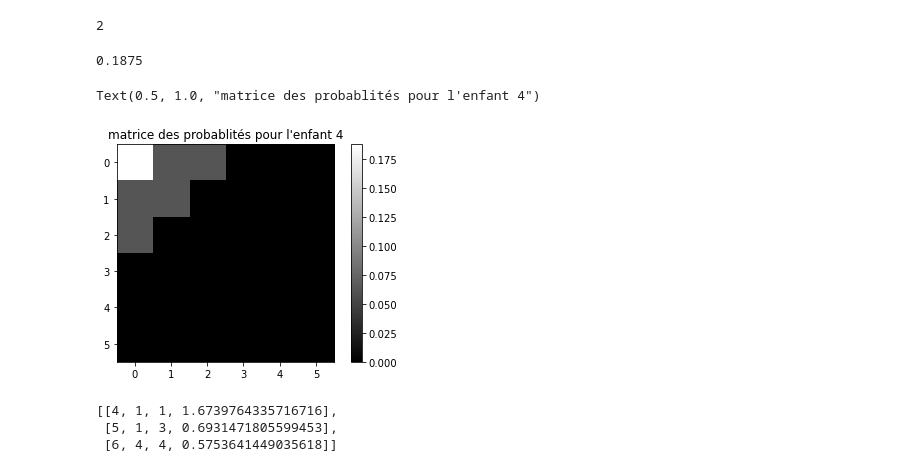
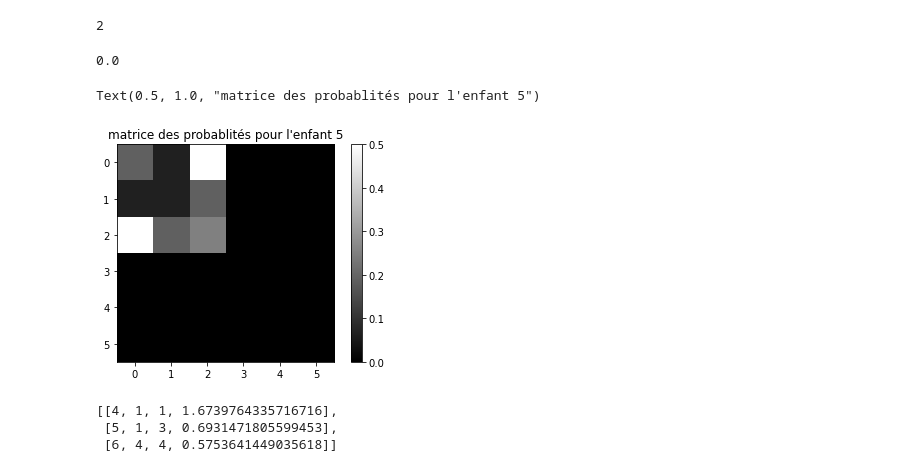
Before and after one commit to Ivanbtz9/Master2_datascience, a Jupyter notebook: Option Biologie/projet/Brouillon_généalogie_rosier.ipynb, the cells around one changed output. Drawn from its saved outputs; the diff is of its cells as text; code cells hidden in the pictures.

```diff
--- a/Option Biologie/projet/Brouillon_généalogie_rosier.ipynb
+++ b/Option Biologie/projet/Brouillon_généalogie_rosier.ipynb
@@ -121,26 +166,26 @@ def Proba_Par_Enf(P1,P2,E):
         return p/4
 
 #Un exemple
-Proba_Par_Enf(1,1,4)
+Proba_Par_Enf(2,3,6)
 # %% [output]
-0.1875
+0.0
 # %%
 import matplotlib.pyplot as plt
 
 def Matrix_Proba(E):
     n= len(data1)
     Matrix = np.zeros((n,n))
     for i in range(n):
         for j in range(n):
             Matrix[i,j] = Proba_Par_Enf(i+1,j+1,E)
     return Matrix
 
-plt.imshow(Matrix_Proba(4),cmap='gray')
+plt.imshow(Matrix_Proba(5),cmap='gray')
 plt.colorbar()
-plt.title("matrice des probablités pour l'enfant 4")
+plt.title("matrice des probablités pour l'enfant 5")
 # %% [output]
-Text(0.5, 1.0, "matrice des probablités pour l'enfant 4")
+Text(0.5, 1.0, "matrice des probablités pour l'enfant 5")
-[figure, old version]
+[figure, new version]
 # %%
 def Recup_Parents_max(E):
     M = Matrix_Proba(E)
```
Also changed, not shown: parts of 5 cells of this notebook, 27 other files.
